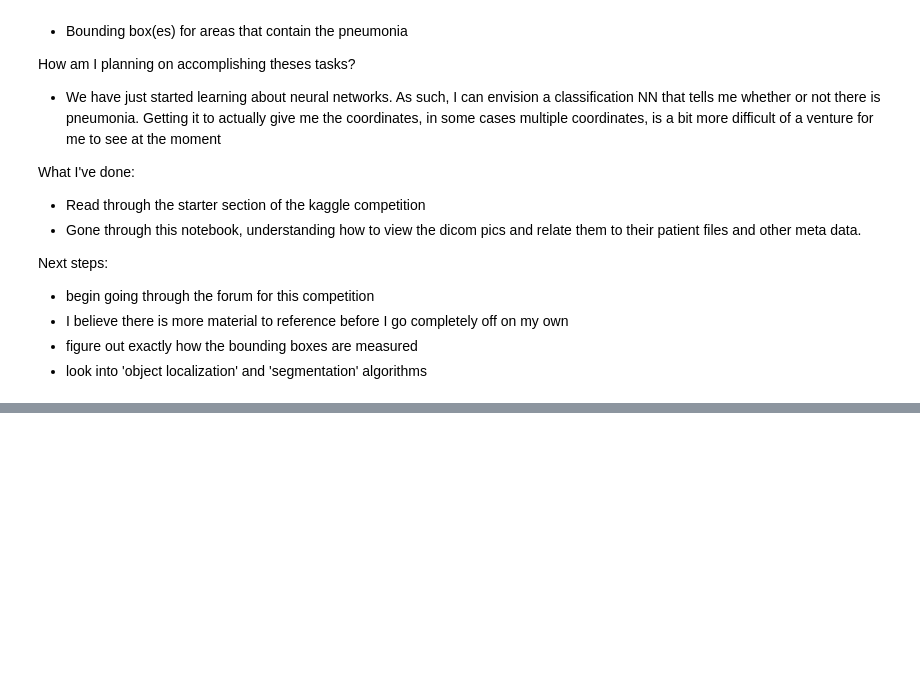
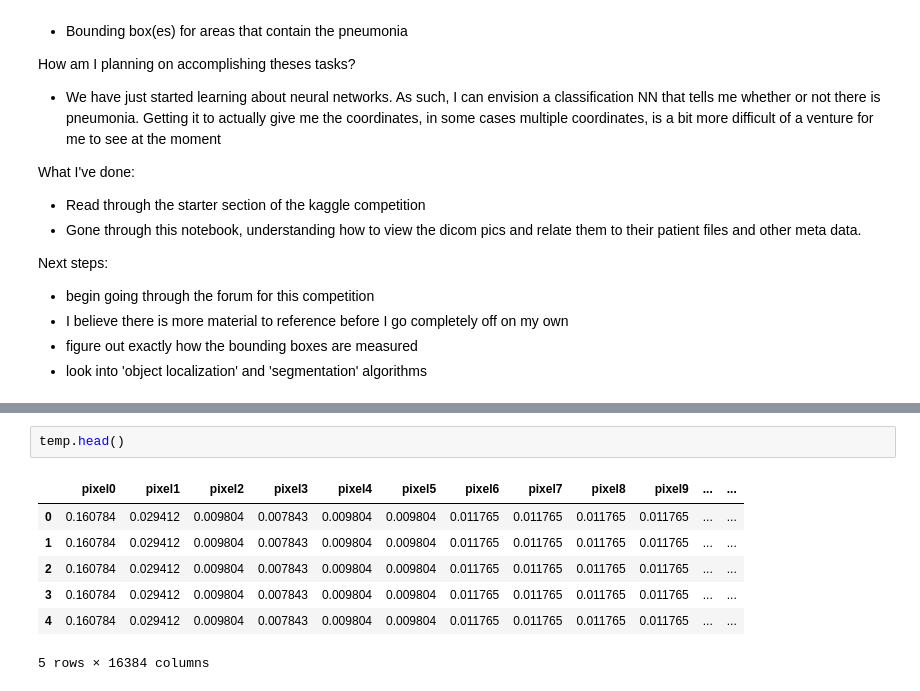
Before and after one commit to gerket/dsi_capstone, a Jupyter notebook: pneumonia/exploratory-data-analysis.ipynb, the cells around one changed output, grey strips where cells are left out. Saved outputs shown, nothing was run; the diff lists cells and outputs as text; blank space fills up the shorter version.

```diff
--- a/pneumonia/exploratory-data-analysis.ipynb
+++ b/pneumonia/exploratory-data-analysis.ipynb
@@ -306,0 +432,10 @@ There is a ipynb that is much more in depth and seems to give a pretty in-depth
+# %%
+temp.head()
+# %% [output]
+|  | pixel0 | pixel1 | pixel2 | pixel3 | pixel4 | pixel5 | pixel6 | pixel7 | pixel8 | pixel9 | ... | ... |
+| 0 | 0.160784 | 0.029412 | 0.009804 | 0.007843 | 0.009804 | 0.009804 | 0.011765 | 0.011765 | 0.011765 | 0.011765 | ... | ... |
+| 1 | 0.160784 | 0.029412 | 0.009804 | 0.007843 | 0.009804 | 0.009804 | 0.011765 | 0.011765 | 0.011765 | 0.011765 | ... | ... |
+| 2 | 0.160784 | 0.029412 | 0.009804 | 0.007843 | 0.009804 | 0.009804 | 0.011765 | 0.011765 | 0.011765 | 0.011765 | ... | ... |
+| 3 | 0.160784 | 0.029412 | 0.009804 | 0.007843 | 0.009804 | 0.009804 | 0.011765 | 0.011765 | 0.011765 | 0.011765 | ... | ... |
+| 4 | 0.160784 | 0.029412 | 0.009804 | 0.007843 | 0.009804 | 0.009804 | 0.011765 | 0.011765 | 0.011765 | 0.011765 | ... | ... |
+5 rows × 16384 columns
```
Also changed, not shown: parts of 44 cells of this notebook, 6 other files.
